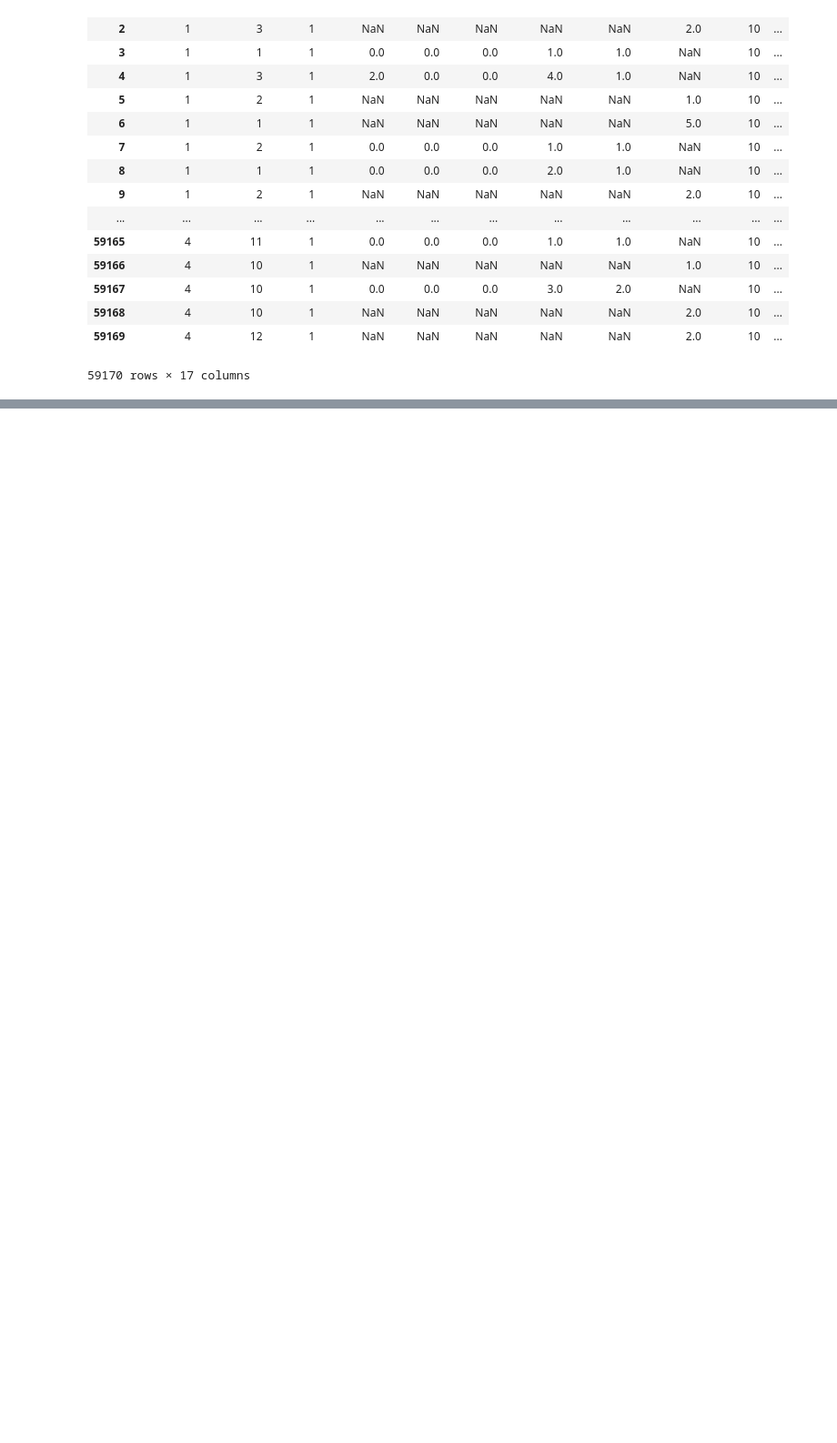
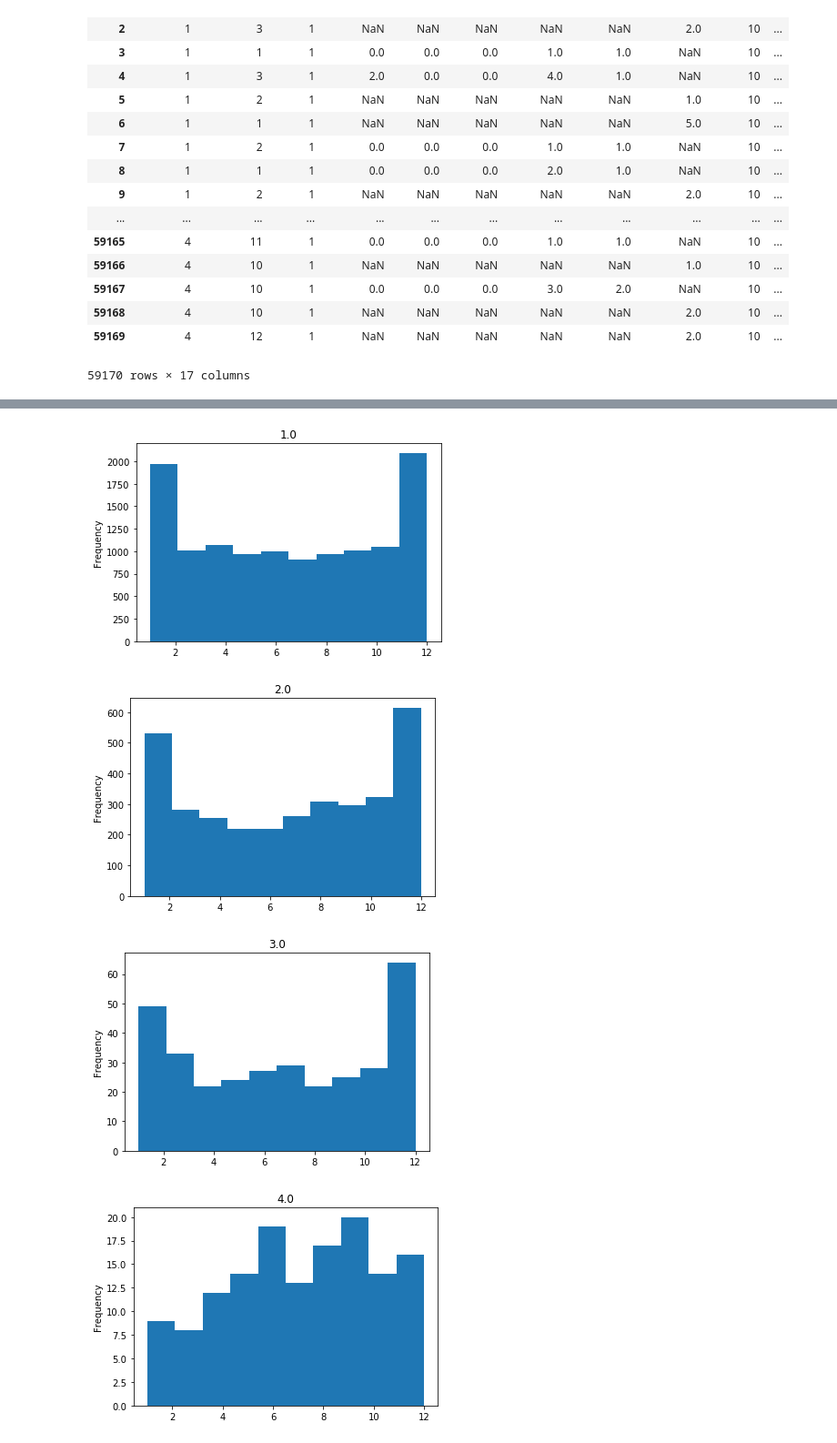
Before and after one commit to gsentveld/lunch_and_learn, a Jupyter notebook: notebooks/Explore_Files.ipynb, the cells around one changed output, grey strips where cells are left out. Shown at 91% size. Drawn from its saved outputs; the diff is of its cells as text; code cells hidden in the pictures; blank space fills up the shorter version.

```diff
--- a/notebooks/Explore_Files.ipynb
+++ b/notebooks/Explore_Files.ipynb
@@ -89,11 +111,10 @@ plt.show()
 # %%
-%matplotlib inline
-
-import matplotlib
-import matplotlib.pyplot as plt
-
 for name, group in non_intv_group:
-    print(name)
-    months=group['INTV_MON']
-    group[['INTV_MON']].plot(type='hist')
+    #print(name)
+    group['INTV_MON'].plot(kind='hist',title=name)
     plt.show()
+# %% [output]
+[figure, added]
+[figure, added]
+[figure, added]
+[figure, added]
```
Also changed, not shown: parts of 13 cells of this notebook, 10 other files.
